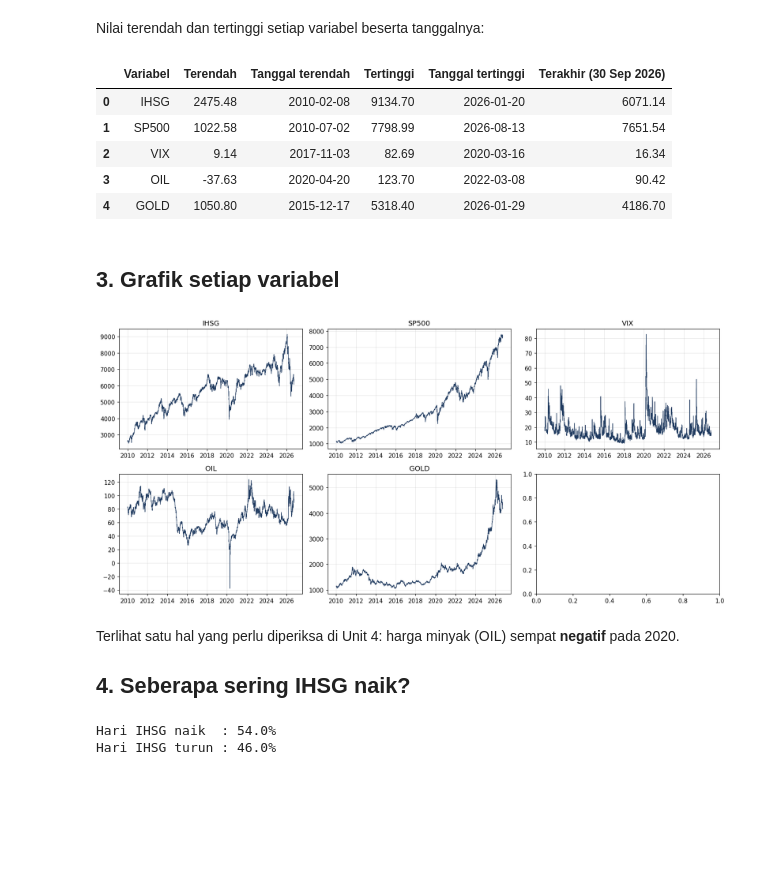
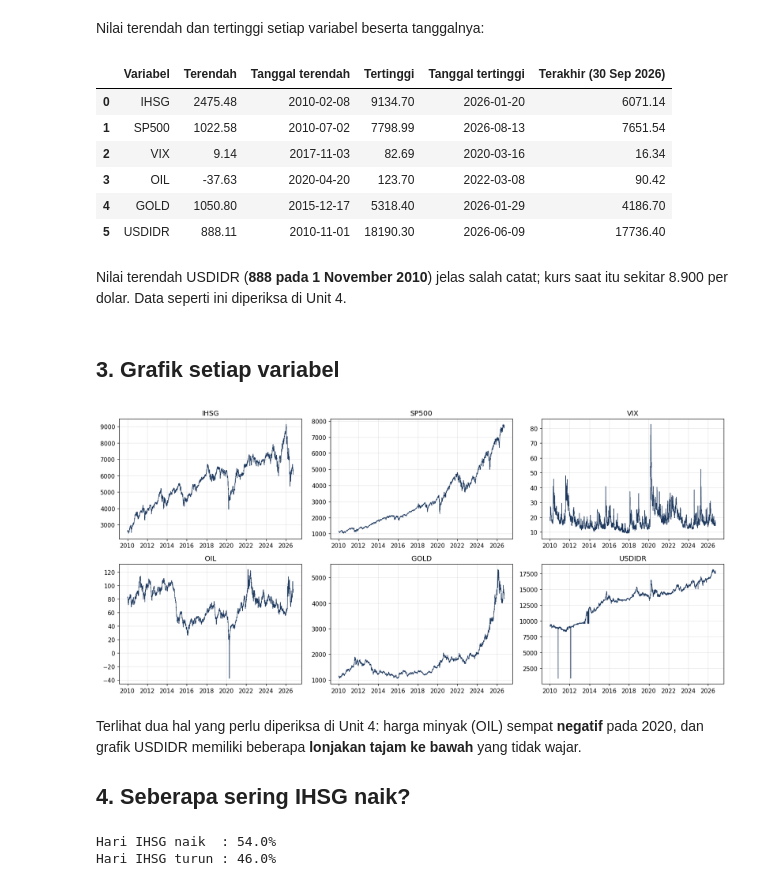
Before and after one commit to syamsuddinexcellent/portfolio-ilmuwan-data, a Jupyter notebook: notebooks/03_menelaah_data.ipynb, the cells around one changed output. Drawn from its saved outputs; the diff is of its cells as text; code cells hidden in the pictures; blank space fills up the shorter version.

```diff
--- a/notebooks/03_menelaah_data.ipynb
+++ b/notebooks/03_menelaah_data.ipynb
@@ -102,7 +108,7 @@ df.describe().round(2)
 Nilai terendah dan tertinggi setiap variabel beserta tanggalnya:
 # %%
 ringkas = []
-for k in ['IHSG', 'SP500', 'VIX', 'OIL', 'GOLD']:
+for k in ['IHSG', 'SP500', 'VIX', 'OIL', 'GOLD', 'USDIDR']:
     s = df.set_index('Date')[k].dropna()
     ringkas.append({'Variabel': k,
                     'Terendah': round(s.min(), 2), 'Tanggal terendah': s.idxmin().date(),
@@ -116,22 +122,27 @@ pd.DataFrame(ringkas)
 | 2 | VIX | 9.14 | 2017-11-03 | 82.69 | 2020-03-16 | 16.34 |
 | 3 | OIL | -37.63 | 2020-04-20 | 123.70 | 2022-03-08 | 90.42 |
 | 4 | GOLD | 1050.80 | 2015-12-17 | 5318.40 | 2026-01-29 | 4186.70 |
+| 5 | USDIDR | 888.11 | 2010-11-01 | 18190.30 | 2026-06-09 | 17736.40 |
+# %% [markdown]
+Nilai terendah USDIDR (**888 pada 1 November 2010**) jelas salah catat; kurs saat itu sekitar 8.900 per dolar. Data
+seperti ini diperiksa di Unit 4.
 # %% [markdown]
 ## 3. Grafik setiap variabel
 # %%
-kolom = ['IHSG', 'SP500', 'VIX', 'OIL', 'GOLD']
+kolom = ['IHSG', 'SP500', 'VIX', 'OIL', 'GOLD', 'USDIDR']
 fig, axes = plt.subplots(2, 3, figsize=(15, 7))
 for ax, k in zip(axes.flat, kolom):
     ax.plot(df['Date'], df[k], linewidth=0.8, color='#1f3a5f')
     ax.set_title(k)
     ax.grid(alpha=0.3)
 plt.tight_layout()
 plt.savefig('../figures/03_grafik_variabel.png', dpi=150, bbox_inches='tight')
 plt.show()
 # %% [output]
-[figure, old version]
+[figure, new version]
 # %% [markdown]
-Terlihat satu hal yang perlu diperiksa di Unit 4: harga minyak (OIL) sempat **negatif** pada 2020.
+Terlihat dua hal yang perlu diperiksa di Unit 4: harga minyak (OIL) sempat **negatif** pada 2020, dan grafik USDIDR
+memiliki beberapa **lonjakan tajam ke bawah** yang tidak wajar.
 
 ## 4. Seberapa sering IHSG naik?
 # %%
```
Also changed, not shown: parts of 6 cells of this notebook, 32 other files.
